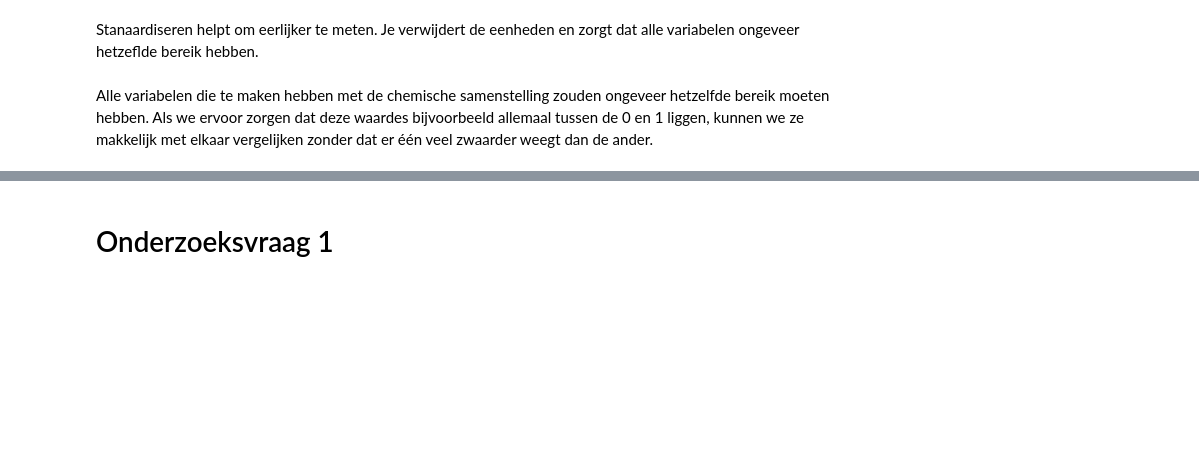
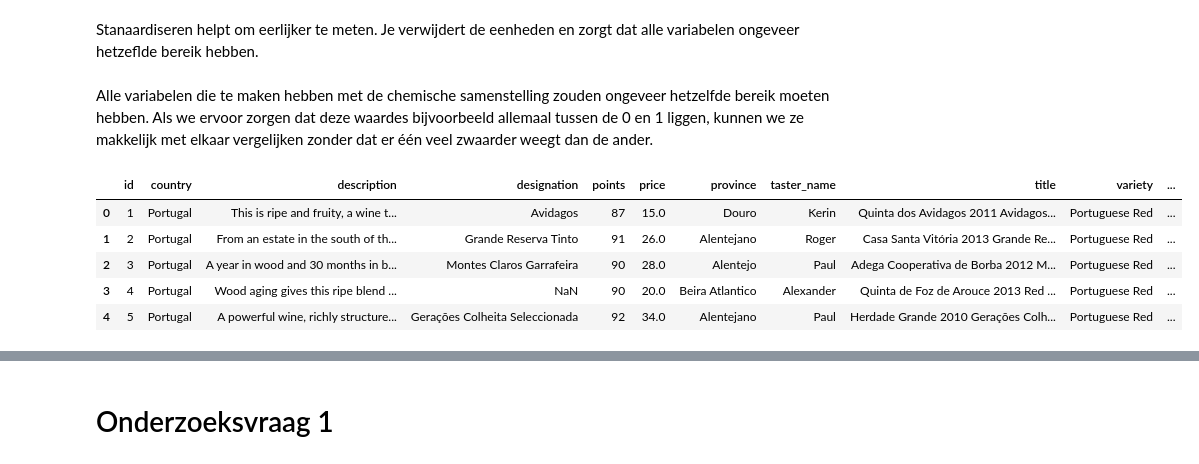
Before and after one commit to darkraisisi/cm_wine, a Jupyter notebook: Computional Modelling Wine Casus.ipynb, the cells around one changed output, grey strips where cells are left out. Drawn from its saved outputs; the diff is of its cells as text; code cells hidden in the pictures; blank space fills up the shorter version.

```diff
--- a/Computional Modelling Wine Casus.ipynb
+++ b/Computional Modelling Wine Casus.ipynb
@@ -140,9 +230,16 @@ Stanaardiseren helpt om eerlijker te meten. Je verwijdert de eenheden en zorgt d
 # %% [markdown]
 Alle variabelen die te maken hebben met de chemische samenstelling zouden ongeveer hetzelfde bereik moeten hebben. Als we ervoor zorgen dat deze waardes bijvoorbeeld allemaal tussen de 0 en 1 liggen, kunnen we ze makkelijk met elkaar vergelijken zonder dat er één veel zwaarder weegt dan de ander.
 # %%
-wineZscore = wine
+wineZscore = wine.copy()
 for col in chemColNames:
         wineZscore[col] = (wine[col] - wine[col].mean())/wine[col].std(ddof=0)
 wineZscore.head()
+# %% [output]
+|  | id | country | description | designation | points | price | province | taster_name | title | variety | ... |
+| 0 | 1 | Portugal | This is ripe and fruity, a wine t... | Avidagos | 87 | 15.0 | Douro | Kerin | Quinta dos Avidagos 2011 Avidagos... | Portuguese Red | ... |
+| 1 | 2 | Portugal | From an estate in the south of th... | Grande Reserva Tinto | 91 | 26.0 | Alentejano | Roger | Casa Santa Vitória 2013 Grande Re... | Portuguese Red | ... |
+| 2 | 3 | Portugal | A year in wood and 30 months in b... | Montes Claros Garrafeira | 90 | 28.0 | Alentejo | Paul | Adega Cooperativa de Borba 2012 M... | Portuguese Red | ... |
+| 3 | 4 | Portugal | Wood aging gives this ripe blend ... | NaN | 90 | 20.0 | Beira Atlantico | Alexander | Quinta de Foz de Arouce 2013 Red ... | Portuguese Red | ... |
+| 4 | 5 | Portugal | A powerful wine, richly structure... | Gerações Colheita Seleccionada | 92 | 34.0 | Alentejano | Paul | Herdade Grande 2010 Gerações Colh... | Portuguese Red | ... |
 # %%
 wineZscore.boxplot(figsize=(20,10), column=chemColNames)
```
Also changed, not shown: parts of 33 cells of this notebook.
